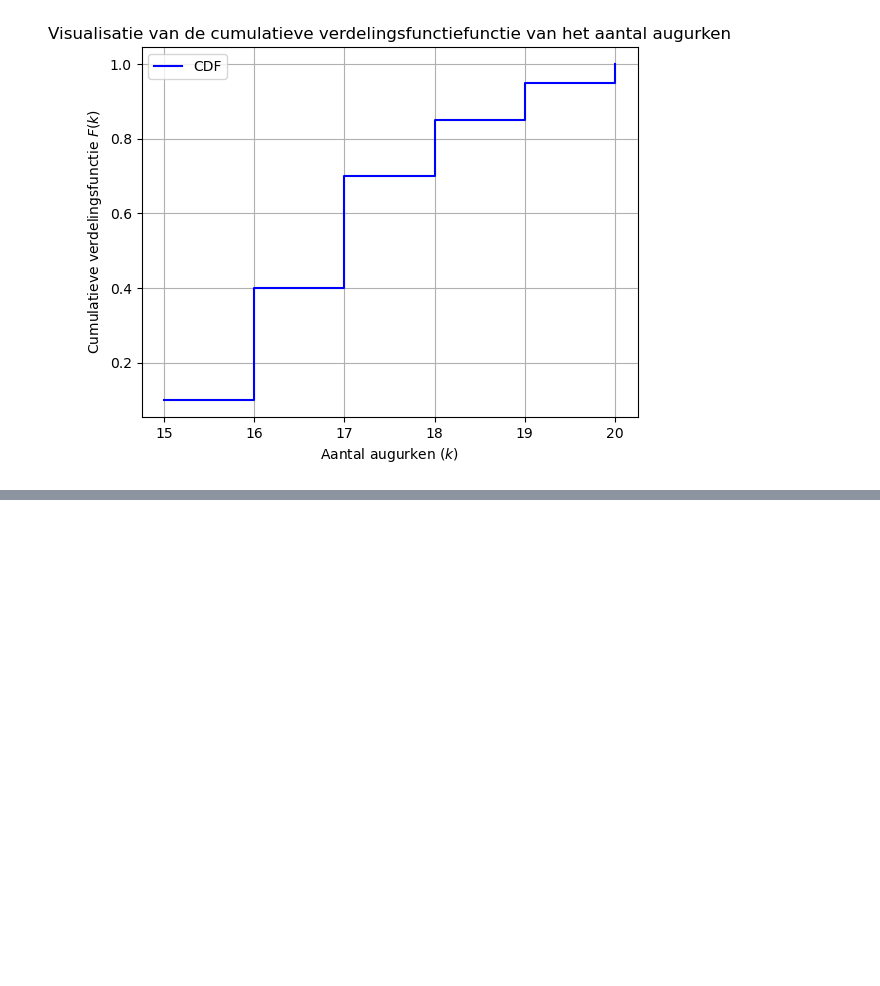
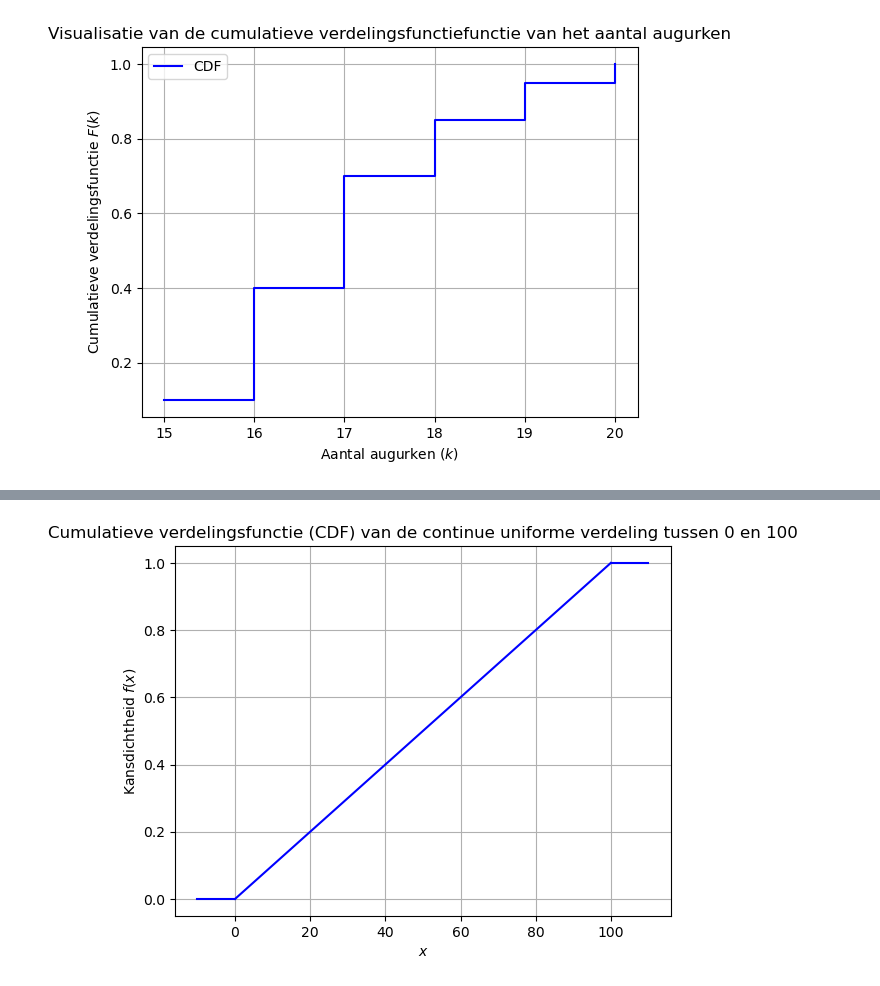
Before and after one commit to DBlom96/Statistiek, a Jupyter notebook: Python/visualisations.ipynb, the cells around one changed output, grey strips where cells are left out. Cells and saved outputs as stored; diff of their text form; code cells hidden in the pictures; blank space fills up the shorter version.

```diff
--- a/Python/visualisations.ipynb
+++ b/Python/visualisations.ipynb
@@ -428,0 +448,24 @@ plt.show()
+# %%
+# import numpy as np
+import matplotlib.pyplot as plt
+
+# Define parameters
+a, b = 0, 100  # Lower and upper bounds
+x1 = np.linspace(-10, 0, 1000)  # Range for the x-axis
+x2 = np.linspace(0, 100, 1000)  # Range for the x-axi
+x3 = np.linspace(100, 110, 1000)  # Range for the x-axi
+
+cdf1 = np.zeros(1_000)
+cdf2 = (x2 - a) / (b - a)
+cdf3 = np.ones(1_000)
+
+plt.plot(x1, cdf1, color="blue", label="Continuous Uniform Distribution")
+plt.plot(x2, cdf2, color="blue", label="Continuous Uniform Distribution")
+plt.plot(x3, cdf3, color="blue", label="Continuous Uniform Distribution")
+plt.title(f"Cumulatieve verdelingsfunctie (CDF) van de continue uniforme verdeling tussen {a} en {b}")
+plt.xlabel("$x$")
+plt.ylabel("Kansdichtheid $f(x)$")
+plt.grid()
+plt.show()
+# %% [output]
+[figure, added]
```
Also changed, not shown: parts of 2 cells of this notebook, 54 other files.
